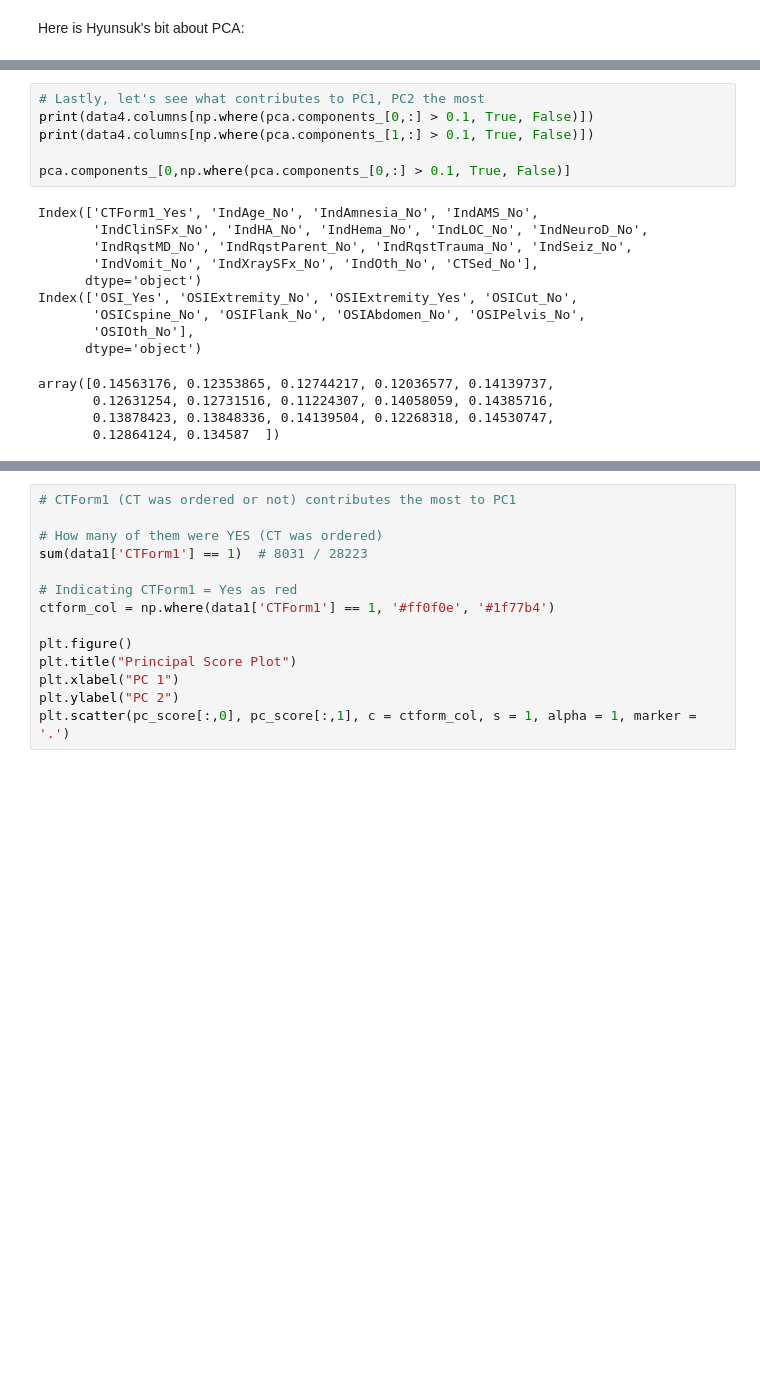
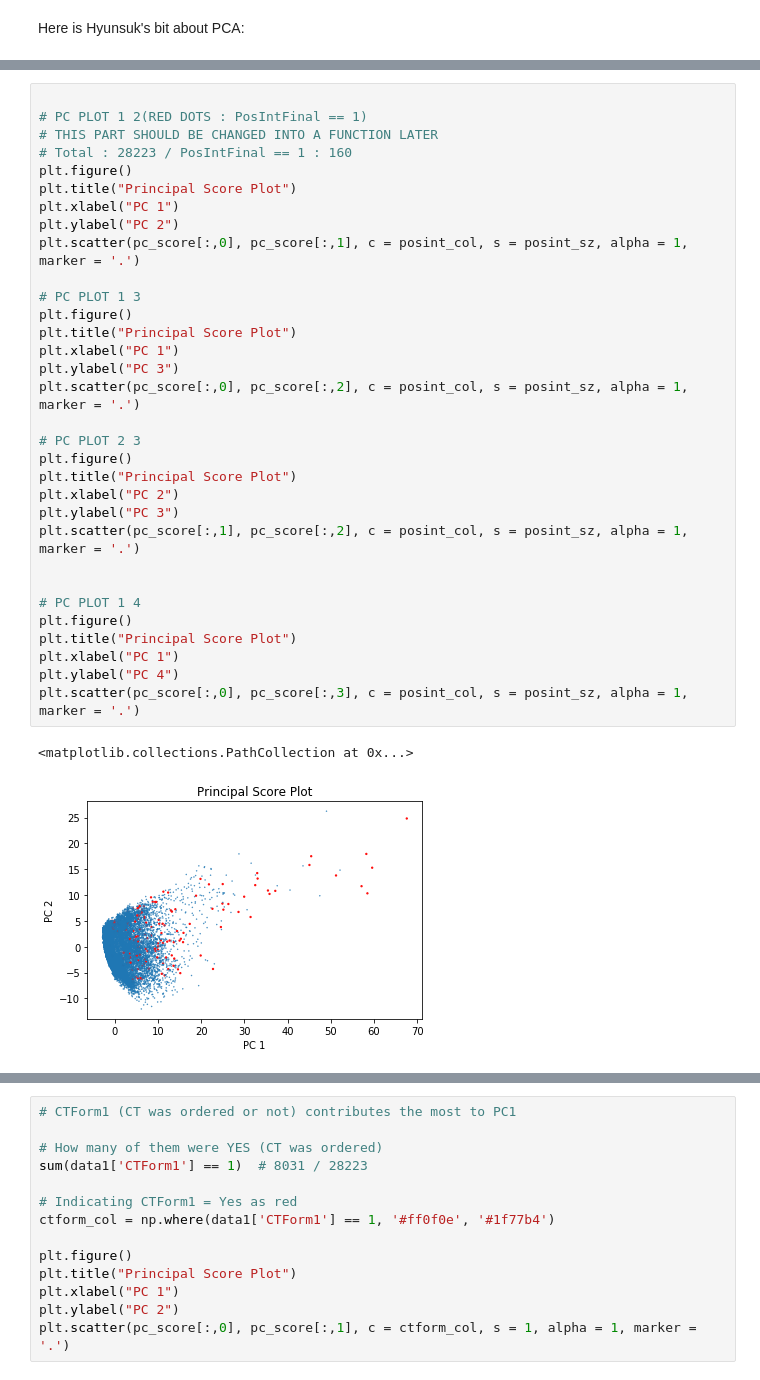
Before and after one commit to Yu-Group/clinical-rule-vetting, a Jupyter notebook: rulevetting/projects/tbi_pecarn/notebooks/00_eda.ipynb, the cells around one changed output, grey strips where cells are left out. Saved outputs shown, nothing was run; the diff lists cells and outputs as text; blank space fills up the shorter version.

```diff
--- a/rulevetting/projects/tbi_pecarn/notebooks/00_eda.ipynb
+++ b/rulevetting/projects/tbi_pecarn/notebooks/00_eda.ipynb
@@ -220,20 +292,35 @@ plt.scatter(pc_score[:,0], pc_score[:,1], c = posint_col, s = posint_sz, alpha =
-# %%
-# Lastly, let's see what contributes to PC1, PC2 the most
-print(data4.columns[np.where(pca.components_[0,:] > 0.1, True, False)])
-print(data4.columns[np.where(pca.components_[1,:] > 0.1, True, False)])
-
-pca.components_[0,np.where(pca.components_[0,:] > 0.1, True, False)]
-# %% [output]
-Index(['CTForm1_Yes', 'IndAge_No', 'IndAmnesia_No', 'IndAMS_No',
-       'IndClinSFx_No', 'IndHA_No', 'IndHema_No', 'IndLOC_No', 'IndNeuroD_No',
-       'IndRqstMD_No', 'IndRqstParent_No', 'IndRqstTrauma_No', 'IndSeiz_No',
-       'IndVomit_No', 'IndXraySFx_No', 'IndOth_No', 'CTSed_No'],
-      dtype='object')
-Index(['OSI_Yes', 'OSIExtremity_No', 'OSIExtremity_Yes', 'OSICut_No',
-       'OSICspine_No', 'OSIFlank_No', 'OSIAbdomen_No', 'OSIPelvis_No',
-       'OSIOth_No'],
-      dtype='object')
-array([0.14563176, 0.12353865, 0.12744217, 0.12036577, 0.14139737,
-       0.12631254, 0.12731516, 0.11224307, 0.14058059, 0.14385716,
-       0.13878423, 0.13848336, 0.14139504, 0.12268318, 0.14530747,
-       0.12864124, 0.134587  ])
+# %%
+
+# PC PLOT 1 2(RED DOTS : PosIntFinal == 1)
+# THIS PART SHOULD BE CHANGED INTO A FUNCTION LATER
+# Total : 28223 / PosIntFinal == 1 : 160
+plt.figure()
+plt.title("Principal Score Plot")
+plt.xlabel("PC 1")
+plt.ylabel("PC 2")
+plt.scatter(pc_score[:,0], pc_score[:,1], c = posint_col, s = posint_sz, alpha = 1, marker = '.')
+
+# PC PLOT 1 3
+plt.figure()
+plt.title("Principal Score Plot")
+plt.xlabel("PC 1")
+plt.ylabel("PC 3")
+plt.scatter(pc_score[:,0], pc_score[:,2], c = posint_col, s = posint_sz, alpha = 1, marker = '.')
+
+# PC PLOT 2 3
+plt.figure()
+plt.title("Principal Score Plot")
+plt.xlabel("PC 2")
+plt.ylabel("PC 3")
+plt.scatter(pc_score[:,1], pc_score[:,2], c = posint_col, s = posint_sz, alpha = 1, marker = '.')
+
+
+# PC PLOT 1 4
+plt.figure()
+plt.title("Principal Score Plot")
+plt.xlabel("PC 1")
+plt.ylabel("PC 4")
+plt.scatter(pc_score[:,0], pc_score[:,3], c = posint_col, s = posint_sz, alpha = 1, marker = '.')
+# %% [output]
+<matplotlib.collections.PathCollection at 0x...>
+[figure, added]
```
Also changed, not shown: parts of 7 cells of this notebook, 1 other file.
